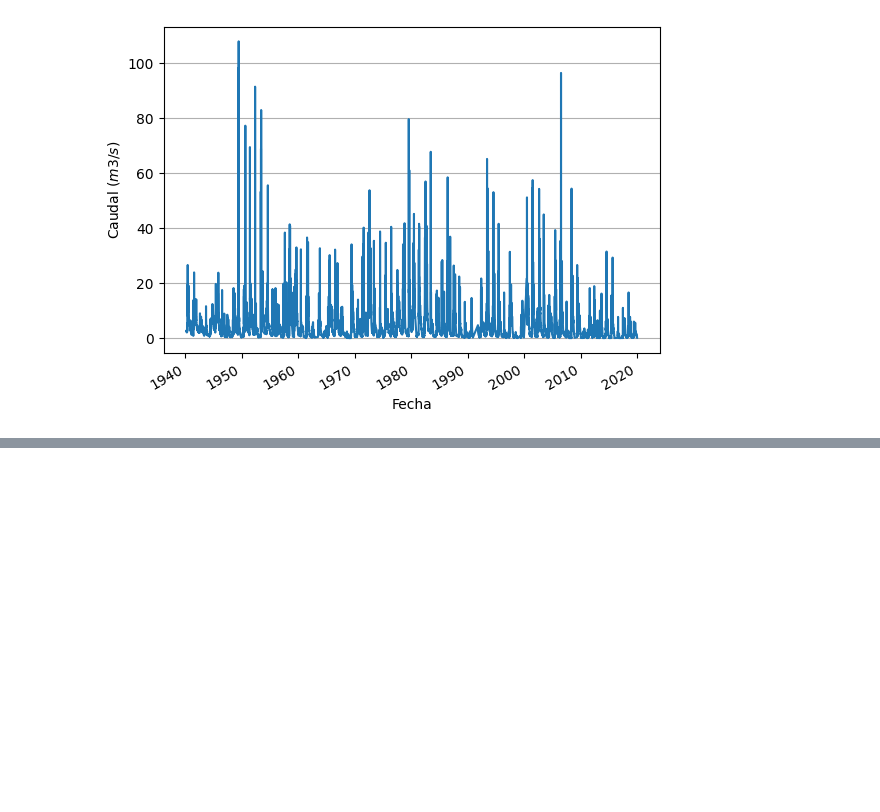
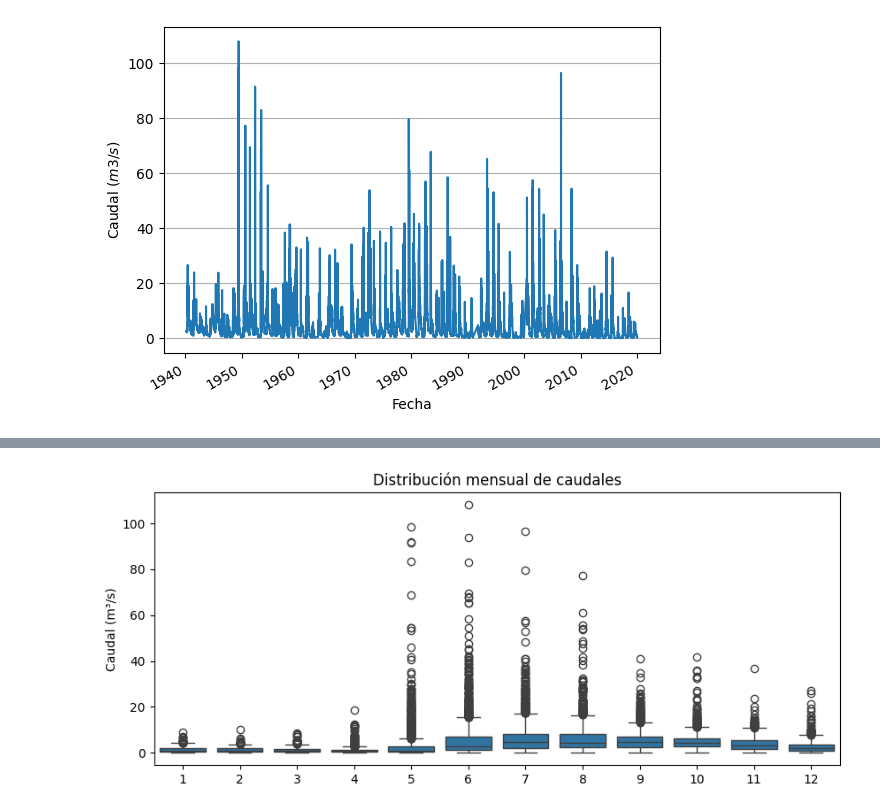
Before and after one commit to matiasalz/RIO-ITATA, a Jupyter notebook: 04_Escorrentía.ipynb, the cells around one changed output, grey strips where cells are left out. Saved outputs shown, nothing was run; the diff lists cells and outputs as text; code cells hidden in the pictures; blank space fills up the shorter version.

```diff
--- a/04_Escorrentía.ipynb
+++ b/04_Escorrentía.ipynb
@@ -272,0 +270,16 @@ plt.show()
+# %%
+import seaborn as sns
+
+RInv["mes"] = RInv.index.month
+
+plt.figure(figsize=(10,4))
+sns.boxplot(data=RInv,
+            x="mes",
+            y="caudal_diario_m3_s")
+
+plt.ylabel("Caudal (m³/s)")
+plt.xlabel("")
+plt.title("Distribución mensual de caudales")
+plt.show()
+# %% [output]
+[figure, added]
```
Also changed, not shown: parts of 9 cells of this notebook.
